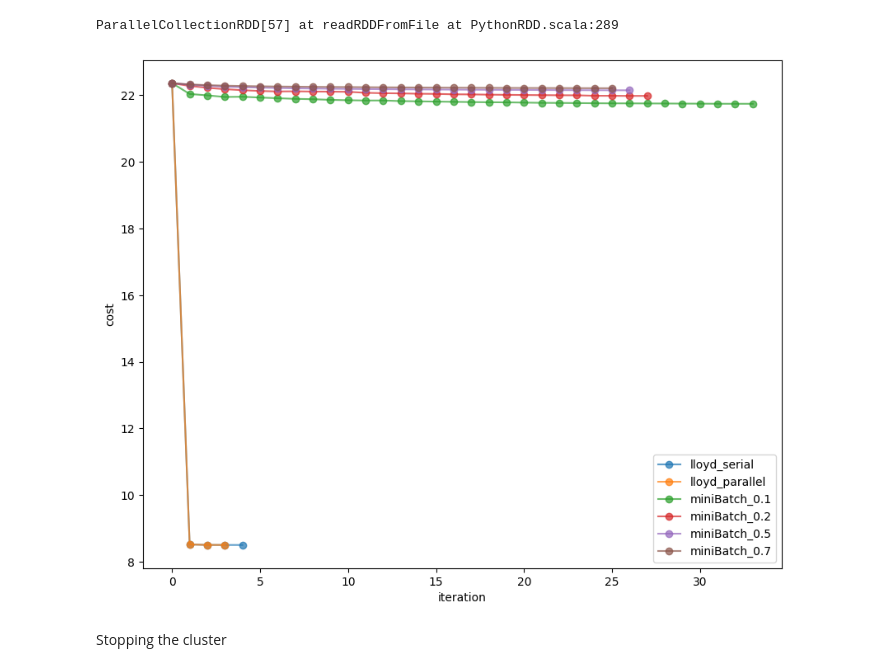
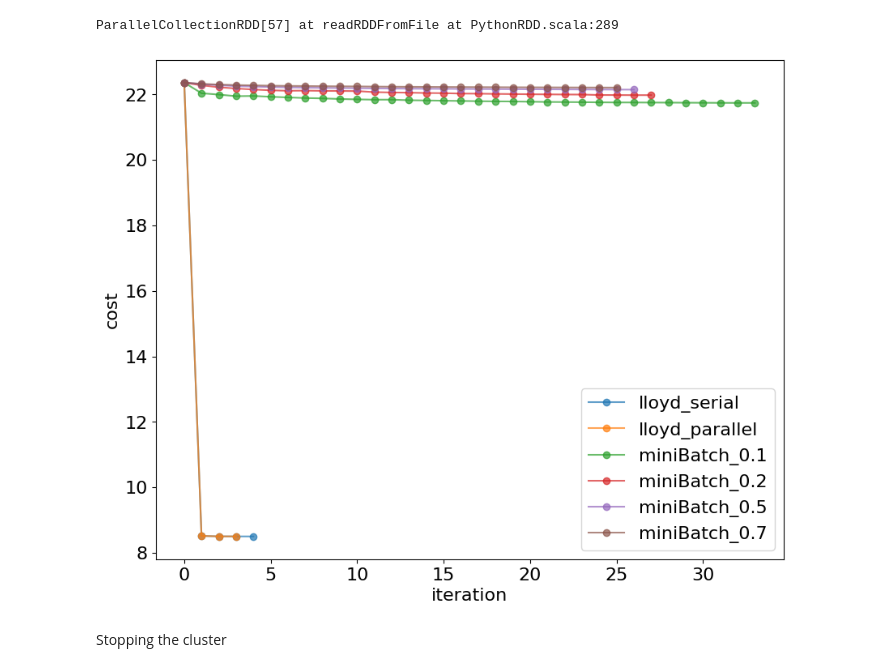
Before and after one commit to GiacomoGasparotto/Distributed-K-means, a Jupyter notebook: final.ipynb, the cells around one changed output. Drawn from its saved outputs; the diff is of its cells as text; code cells hidden in the pictures.

```diff
--- a/final.ipynb
+++ b/final.ipynb
@@ -376,10 +376,12 @@ time_dict = {}
 # %% [markdown]
 Lloyd's kMeans serial
 # %%
-start_time = time.time()
-final_centroids = lloydKMeans(kddData, centroids, iterations = 100)
-delta_time = time.time() - start_time
-time_dict[1] = {"lloyd": delta_time}
+iterations = 10
+startTime = time.time()
+seedCentroids = centroids.copy()
+finalCentroids = lloydKMeans(kddData, seedCentroids, iterations, earlyStopping=False)
+deltaTime = time.time() - startTime
+time_dict[1] = {"lloyd": deltaTime}
 # %% [markdown]
 Parallel
 # %%
@@ -388,15 +390,17 @@ for numSlices in partitions:
     time_dict[numSlices] = {}
     kddData_rdd = sc.parallelize([row for row in kddData], numSlices=numSlices).persist()
 
-    start_time = time.time()
-    final_centroids = lloydKMeans(kddData_rdd, centroids, iterations = 100)
-    delta_time = time.time() - start_time
-    time_dict[numSlices]["lloyd"] = delta_time
+    startTime = time.time()
+    seedCentroids = centroids.copy()
+    finalCentroids = lloydKMeans(kddData_rdd, seedCentroids, iterations, earlyStopping=False)
+    deltaTime = time.time() - startTime
+    time_dict[numSlices]["lloyd"] = deltaTime
 
-    start_time = time.time()
-    final_centroids = miniBatchKMeans(kddData_rdd, centroids, iterations = 100)
-    delta_time = time.time() - start_time
-    time_dict[numSlices]["miniBatch"] = delta_time
+    startTime = time.time()
+    seedCentroids = centroids.copy()
+    finalCentroids = miniBatchKMeans(kddData_rdd, seedCentroids, iterations, earlyStopping=False)
+    deltaTime = time.time() - startTime
+    time_dict[numSlices]["miniBatch"] = deltaTime
 
     kddData_rdd.unpersist()
 # %%
@@ -415,7 +419,7 @@ time_dict
 # %% [markdown]
 ### Cost vs iterations
 # %%
-kddData_rdd = sc.parallelize([row for row in kddData], numSlices=32).persist()
+kddData_rdd = sc.parallelize([row for row in kddData], numSlices=16).persist()
 iterations = 100
 updateAlgorithms = ["lloyd", "lloyd", "miniBatch", "miniBatch", "miniBatch", "miniBatch"]
 batchFractions = ["serial", "parallel", 0.1, 0.2, 0.5, 0.7]
@@ -426,33 +430,34 @@ seedCost = compute_cost(kddData_rdd, centroids)
 
 # n_runs = 3  # number of independent runs
 for updateAlgo, batchFraction in zip(updateAlgorithms, batchFractions):
-
-    currentCentroids = centroids.copy()
+    print(f"{updateAlgo}_{batchFraction}")
+    seedCentroids = centroids.copy()
 
     if updateAlgo == "lloyd":
         if batchFraction == "serial":
-            finalCentroids, costHistory = lloydKMeans(kddData, currentCentroids, iterations, save_cost = True)
+            finalCentroids, costHistory = lloydKMeans(kddData, seedCentroids, iterations, save_cost = True)
         else:
-            finalCentroids, costHistory = lloydKMeans(kddData_rdd, currentCentroids, iterations, save_cost = True)
+            finalCentroids, costHistory = lloydKMeans(kddData_rdd, seedCentroids, iterations, save_cost = True)
     else:
-        finalCentroids, costHistory = miniBatchKMeans(kddData_rdd, currentCentroids, iterations, batchFraction, save_cost = True)
+        finalCentroids, costHistory = miniBatchKMeans(kddData_rdd, seedCentroids, iterations, batchFraction, save_cost = True)
 
     results_dict[f"{updateAlgo}_{batchFraction}"] = costHistory
 kddData_rdd.unpersist()
 # %% [output]
 ParallelCollectionRDD[57] at readRDDFromFile at PythonRDD.scala:289
 # %%
+matplotlib.rcParams.update({'font.size': 16})
 fig, ax = plt.subplots(figsize=(10,8))
 
 for key, costHistory in results_dict.items():
     ax.plot([seedCost] + costHistory, marker="o", label = key, alpha = 0.7)
 
 ax.set_xlabel("iteration")
 ax.set_ylabel("cost")
 ax.legend()
 plt.show()
 # %% [output]
-[figure, old version]
+[figure, new version]
 # %%
 plt.figure(figsize=(12, 6))
 
```
Also changed, not shown: parts of 4 cells of this notebook.
